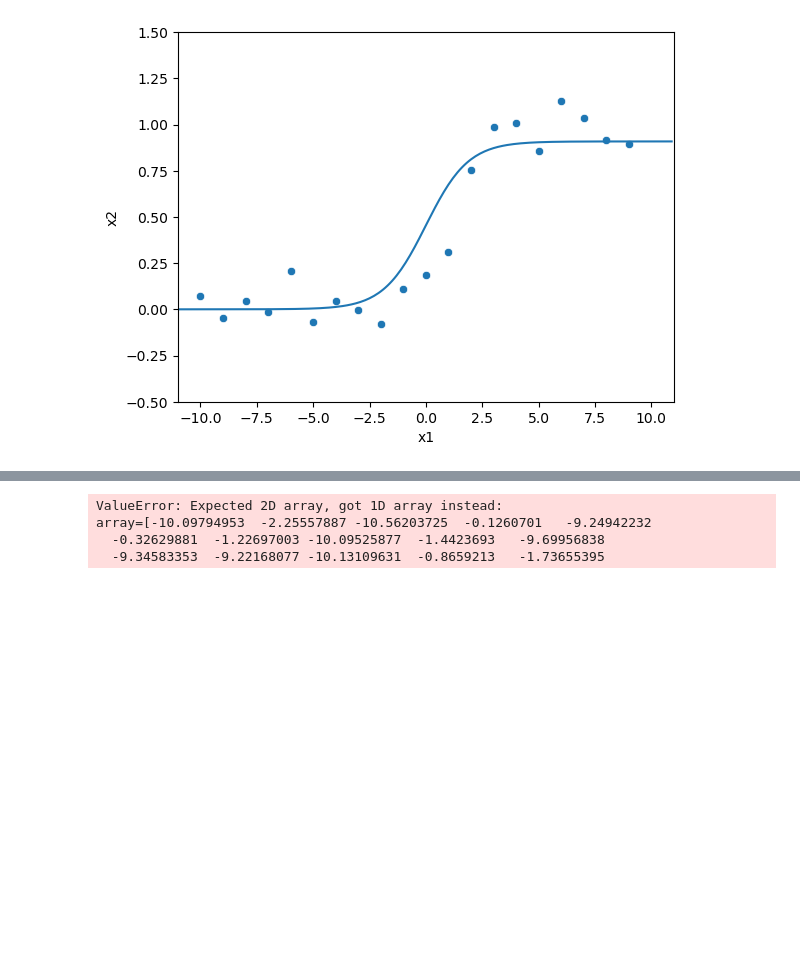
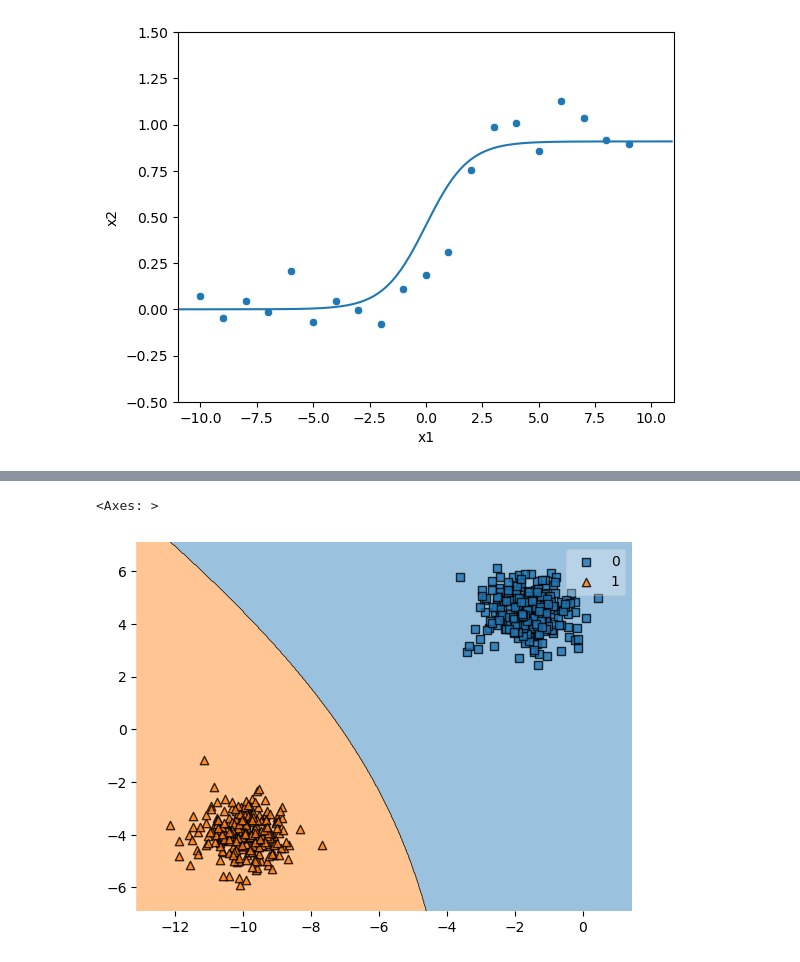
Before and after one commit to KavileBhagavathi/DSSS_Scripts, a Jupyter notebook: Assignment7/assignment7.ipynb, the cells around one changed output, grey strips where cells are left out. Saved outputs shown, nothing was run; the diff lists cells and outputs as text; code cells hidden in the pictures; blank space fills up the shorter version.

```diff
--- a/Assignment7/assignment7.ipynb
+++ b/Assignment7/assignment7.ipynb
@@ -167,10 +182,11 @@ plt.show()
 # %%
 from sklearn.svm import SVC
 from mlxtend.plotting import plot_decision_regions
+X3 = np.c_[classification_df["x1"],classification_df["x2"]]
+y3 = classification_df["label"]
 svm = SVC(kernel='poly',degree=2)
-svm.fit(classification_df["x1"].to_numpy(),classification_df["x2"].to_numpy())
+svm.fit(X3,y3)
+plot_decision_regions(X3,np.asarray(y3),clf=svm)
 # %% [output]
-ValueError: Expected 2D array, got 1D array instead:
-array=[-10.09794953  -2.25557887 -10.56203725  -0.1260701   -9.24942232
-  -0.32629881  -1.22697003 -10.09525877  -1.4423693   -9.69956838
-  -9.34583353  -9.22168077 -10.13109631  -0.8659213   -1.73655395
+<Axes: >
+[figure, added]
```
Also changed, not shown: parts of 11 cells of this notebook.
